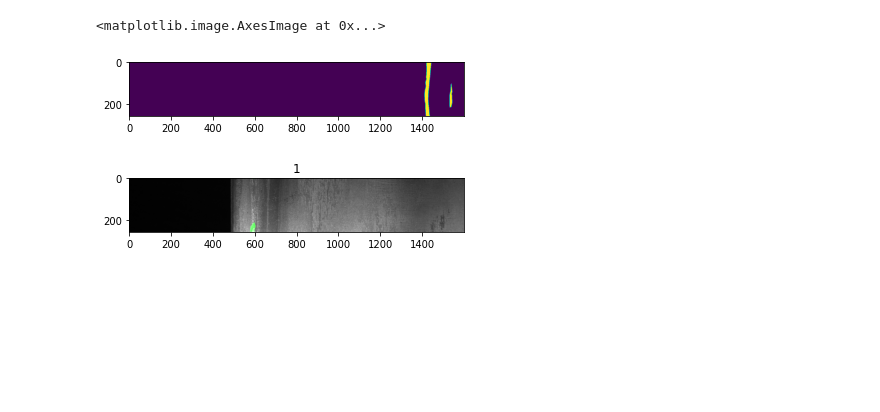
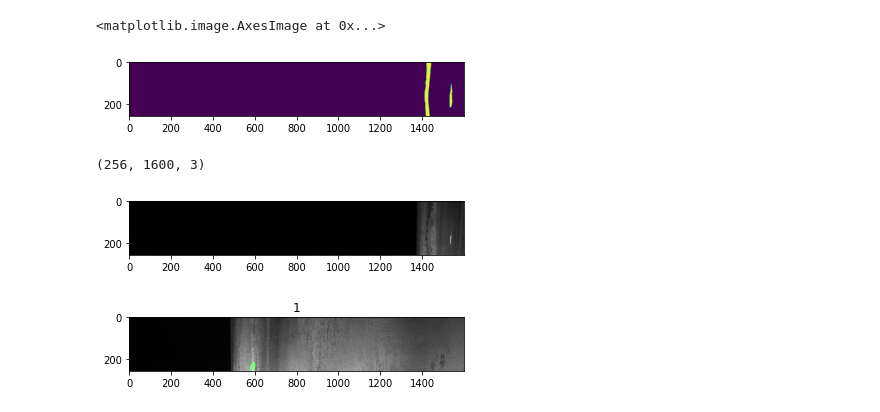
Before and after one commit to Laceles/Image_processing, a Jupyter notebook: Production_mantenance_departament/production_departament.ipynb, the cells around one changed output. Cells and saved outputs as stored; diff of their text form; code cells hidden in the pictures; blank space fills up the shorter version.

```diff
--- a/Production_mantenance_departament/production_departament.ipynb
+++ b/Production_mantenance_departament/production_departament.ipynb
@@ -154,0 +143,2 @@ cd /content/drive/MyDrive/Datasets/Departamento de manutenção
+# %%
+train_dir = '/content/drive/My Drive/Cursos - recursos/Ciência de Dados da Empresas e Negócios/Departamento de manutenção/train_images'
@@ -167,4 +223,11 @@ plt.imshow(mask)
 # %% [output]
 <matplotlib.image.AxesImage at 0x...>
 [figure]
+# %%
+img = io.imread(os.path.join(train_dir, defect_class_mask_df['ImageId'][image_index]))
+plt.imshow(img)
+img.shape
+# %% [output]
+(256, 1600, 3)
+[figure, added]
 # %%
```
Also changed, not shown: parts of 110 cells of this notebook.
